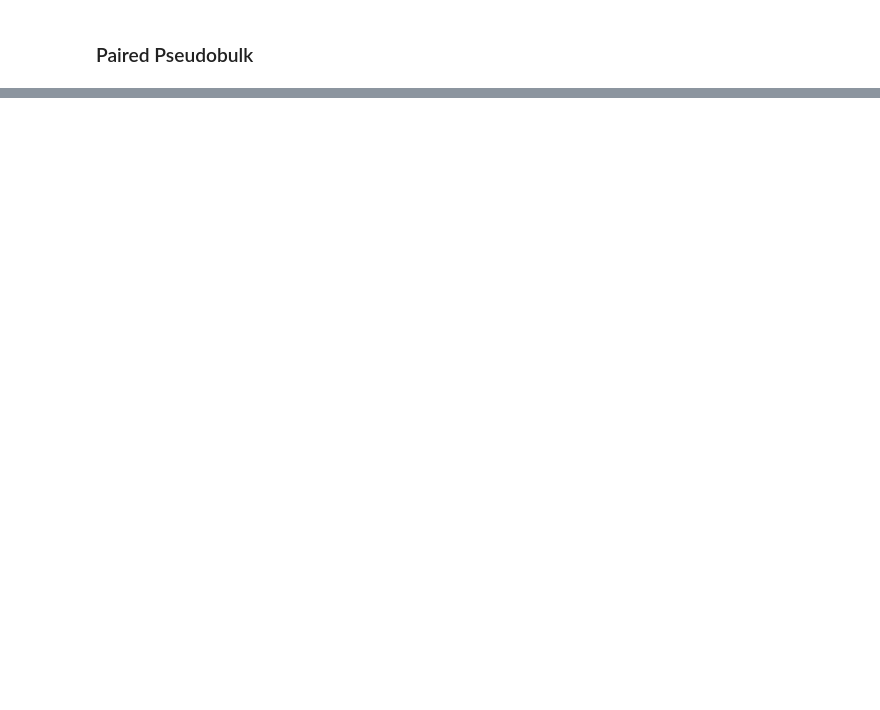
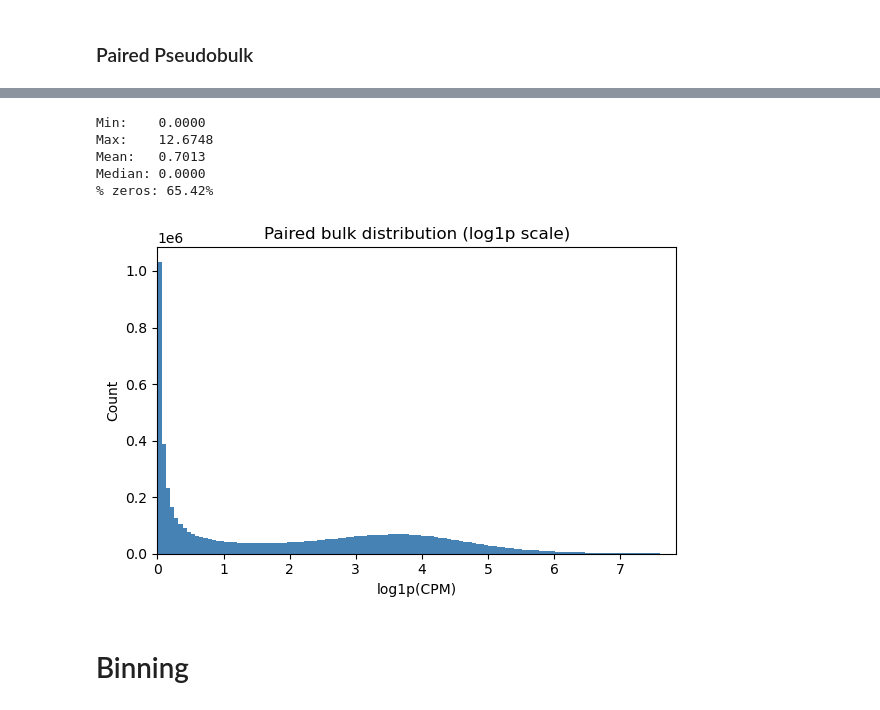
Before and after one commit to RSQuiles/CancerFoundationFusion, a Jupyter notebook: data_preprocess/bulk_preprocessing.ipynb, the cells around one changed output, grey strips where cells are left out. Saved outputs shown, nothing was run; the diff lists cells and outputs as text; code cells hidden in the pictures; blank space fills up the shorter version.

```diff
--- a/data_preprocess/bulk_preprocessing.ipynb
+++ b/data_preprocess/bulk_preprocessing.ipynb
@@ -502,0 +507,10 @@ Median: 0.0000
+# %%
+bulk_count_file = "/cluster/work/boeva/rquiles/bulkFM-data/data/processed/archs4/expression.h5"
+paired_count_file = "/cluster/work/boeva/bulkFM/data/processed/paired_samples.h5ad"
+
+paired_counts = sc.read_h5ad(paired_count_file)
+paired_bulk = paired_counts[paired_counts.obs["domain"] == "bulk"].copy()
+
+with h5py.File(bulk_count_file, "r") as f:
+    print(f"{f["expression"].shape}")
+    X_raw = f["expression"][:1000, :]
@@ -502,0 +547,43 @@ Median: 0.0000
+# %%
+# paired_bulk from previous step (domain == bulk)
+X = paired_bulk.X
+X = X.toarray() if sp.issparse(X) else np.asarray(X)
+X = X.astype(np.float64)
+
+cpm = True
+if cpm:
+    # CPM + log1p
+    library_size = X.sum(axis=1, keepdims=True)
+    library_size[library_size == 0] = 1.0
+    X_cpm = X / library_size * 1e6
+    X_norm = np.log1p(X_cpm)
+else:
+    X_norm1 = np.log1p(X / 100)
+
+# Stats
+values = X_norm.flatten()
+nonzero = values[values > 0]
+print(f"Min:    {values.min():.4f}")
+print(f"Max:    {values.max():.4f}")
+print(f"Mean:   {values.mean():.4f}")
+print(f"Median: {np.median(values):.4f}")
+print(f"% zeros: {(values == 0).mean():.2%}")
+
+# Plot log1p distribution (nonzero)
+fig, ax = plt.subplots(1, 1, figsize=(6, 4))
+ax.hist(nonzero, bins=200, color="steelblue", edgecolor="none")
+ax.set_xlabel("log1p(CPM)")
+ax.set_ylabel("Count")
+ax.set_title("Paired bulk distribution (log1p scale)")
+ax.set_xlim(0, np.percentile(nonzero, 99.9))
+plt.tight_layout()
+plt.show()
+# %% [output]
+Min:    0.0000
+Max:    12.6748
+Mean:   0.7013
+Median: 0.0000
+% zeros: 65.42%
+[figure, added]
+# %% [markdown]
+# Binning
```
Also changed, not shown: parts of 28 cells of this notebook, 10 other files.
